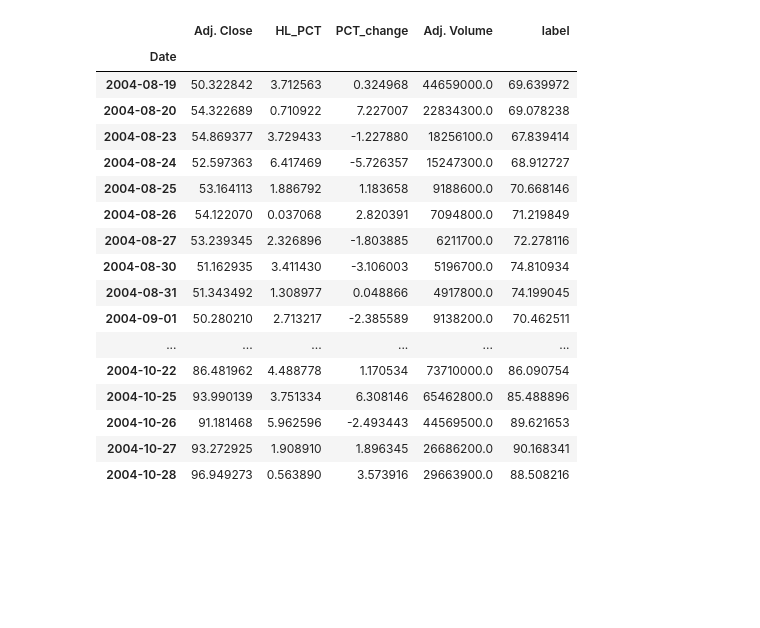
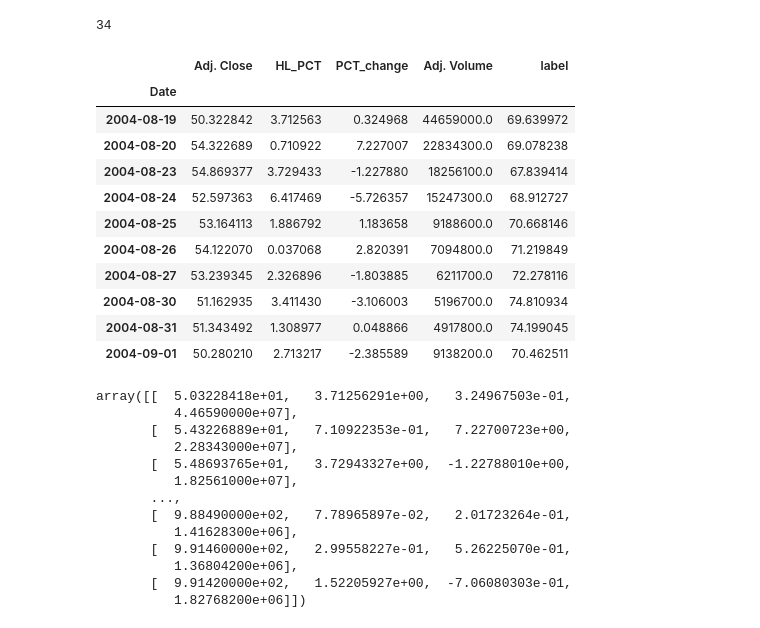
Before and after one commit to subhamsarangi/ML, a Jupyter notebook: 1. Linear Regression/reg1.ipynb, the cells around one changed output. Saved outputs shown, nothing was run; the diff lists cells and outputs as text; code cells hidden in the pictures; blank space fills up the shorter version.

Commit message:
Forecasting

```diff
--- a/1. Linear Regression/reg1.ipynb
+++ b/1. Linear Regression/reg1.ipynb
@@ -38,28 +42,25 @@ forecast_col='Adj. Close'
 df.fillna(-99999, inplace=True)
 # %%
 forecast_out= int(math.ceil(0.01*len(df))) # 1% of the DataFrame
+forecast_out
+# %% [output]
+34
 # %%
 df['label']=df[forecast_col].shift(-forecast_out)
 # this way the label column for each row will be...
 # ... the adjusted price of 100 days into the future
 # %%
-df.head(50)
+df.head(10)
 # %% [output]
 |  | Adj. Close | HL_PCT | PCT_change | Adj. Volume | label |
 | Date |  |  |  |  |  |
 | 2004-08-19 | 50.322842 | 3.712563 | 0.324968 | 44659000.0 | 69.639972 |
 | 2004-08-20 | 54.322689 | 0.710922 | 7.227007 | 22834300.0 | 69.078238 |
 | 2004-08-23 | 54.869377 | 3.729433 | -1.227880 | 18256100.0 | 67.839414 |
 | 2004-08-24 | 52.597363 | 6.417469 | -5.726357 | 15247300.0 | 68.912727 |
 | 2004-08-25 | 53.164113 | 1.886792 | 1.183658 | 9188600.0 | 70.668146 |
 | 2004-08-26 | 54.122070 | 0.037068 | 2.820391 | 7094800.0 | 71.219849 |
 | 2004-08-27 | 53.239345 | 2.326896 | -1.803885 | 6211700.0 | 72.278116 |
 | 2004-08-30 | 51.162935 | 3.411430 | -3.106003 | 5196700.0 | 74.810934 |
 | 2004-08-31 | 51.343492 | 1.308977 | 0.048866 | 4917800.0 | 74.199045 |
 | 2004-09-01 | 50.280210 | 2.713217 | -2.385589 | 9138200.0 | 70.462511 |
-| ... | ... | ... | ... | ... | ... |
-| 2004-10-22 | 86.481962 | 4.488778 | 1.170534 | 73710000.0 | 86.090754 |
-| 2004-10-25 | 93.990139 | 3.751334 | 6.308146 | 65462800.0 | 85.488896 |
-| 2004-10-26 | 91.181468 | 5.962596 | -2.493443 | 44569500.0 | 89.621653 |
-| 2004-10-27 | 93.272925 | 1.908910 | 1.896345 | 26686200.0 | 90.168341 |
-| 2004-10-28 | 96.949273 | 0.563890 | 3.573916 | 29663900.0 | 88.508216 |
@@ -65,0 +70,17 @@ df.head(50)
+# %%
+X = np.array(df.drop(['label'],1)) #features
+X
+# %% [output]
+array([[  5.03228418e+01,   3.71256291e+00,   3.24967503e-01,
+          4.46590000e+07],
+       [  5.43226889e+01,   7.10922353e-01,   7.22700723e+00,
+          2.28343000e+07],
+       [  5.48693765e+01,   3.72943327e+00,  -1.22788010e+00,
+          1.82561000e+07],
+       ...,
+       [  9.88490000e+02,   7.78965897e-02,   2.01723264e-01,
+          1.41628300e+06],
+       [  9.91460000e+02,   2.99558227e-01,   5.26225070e-01,
+          1.36804200e+06],
+       [  9.91420000e+02,   1.52205927e+00,  -7.06080303e-01,
+          1.82768200e+06]])
```
Also changed, not shown: parts of 23 cells of this notebook.
